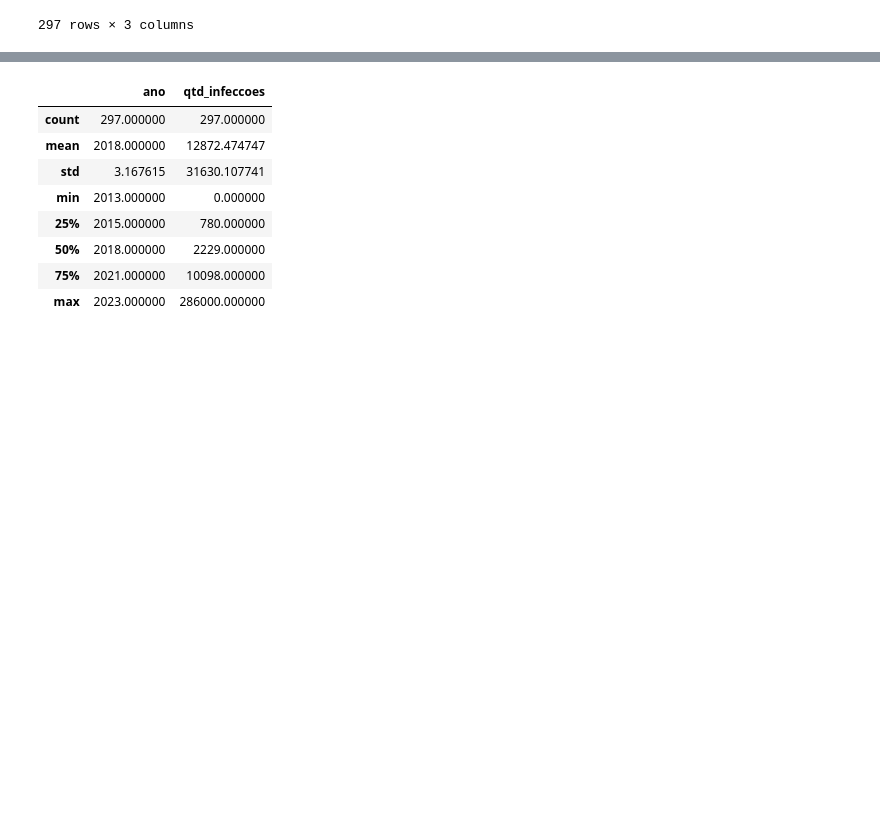
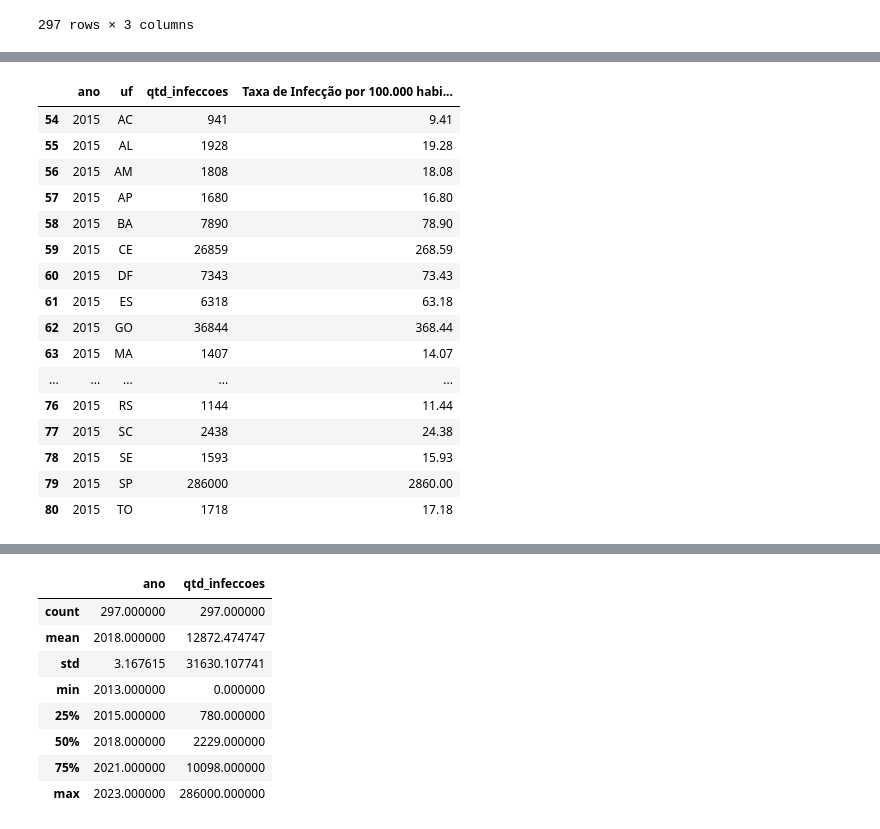
Before and after one commit to LuFeMa33/Codes_FIAP, a Jupyter notebook: Dengue_Brasil.ipynb, the cells around one changed output, grey strips where cells are left out. Saved outputs shown, nothing was run; the diff lists cells and outputs as text; code cells hidden in the pictures; blank space fills up the shorter version.

```diff
--- a/Dengue_Brasil.ipynb
+++ b/Dengue_Brasil.ipynb
@@ -173,0 +214,20 @@ infeccoes_estado
+# %%
+infeccoes_estado_2015
+# %% [output]
+|  | ano | uf | qtd_infeccoes | Taxa de Infecção por 100.000 habi... |
+| 54 | 2015 | AC | 941 | 9.41 |
+| 55 | 2015 | AL | 1928 | 19.28 |
+| 56 | 2015 | AM | 1808 | 18.08 |
+| 57 | 2015 | AP | 1680 | 16.80 |
+| 58 | 2015 | BA | 7890 | 78.90 |
+| 59 | 2015 | CE | 26859 | 268.59 |
+| 60 | 2015 | DF | 7343 | 73.43 |
+| 61 | 2015 | ES | 6318 | 63.18 |
+| 62 | 2015 | GO | 36844 | 368.44 |
+| 63 | 2015 | MA | 1407 | 14.07 |
+| ... | ... | ... | ... | ... |
+| 76 | 2015 | RS | 1144 | 11.44 |
+| 77 | 2015 | SC | 2438 | 24.38 |
+| 78 | 2015 | SE | 1593 | 15.93 |
+| 79 | 2015 | SP | 286000 | 2860.00 |
+| 80 | 2015 | TO | 1718 | 17.18 |
```
Also changed, not shown: parts of 8 cells of this notebook.
